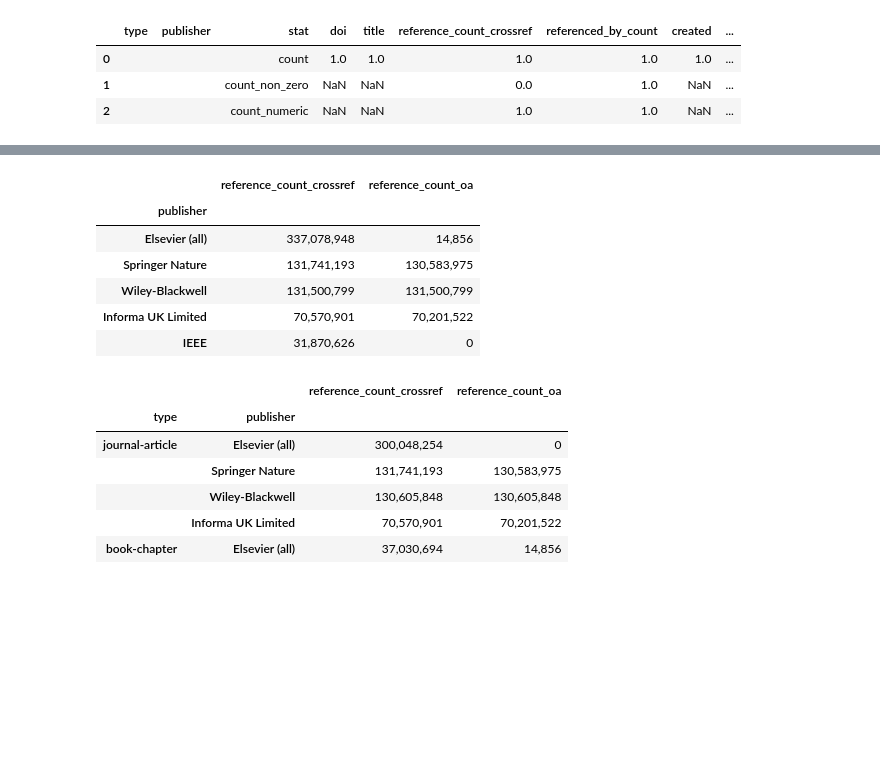
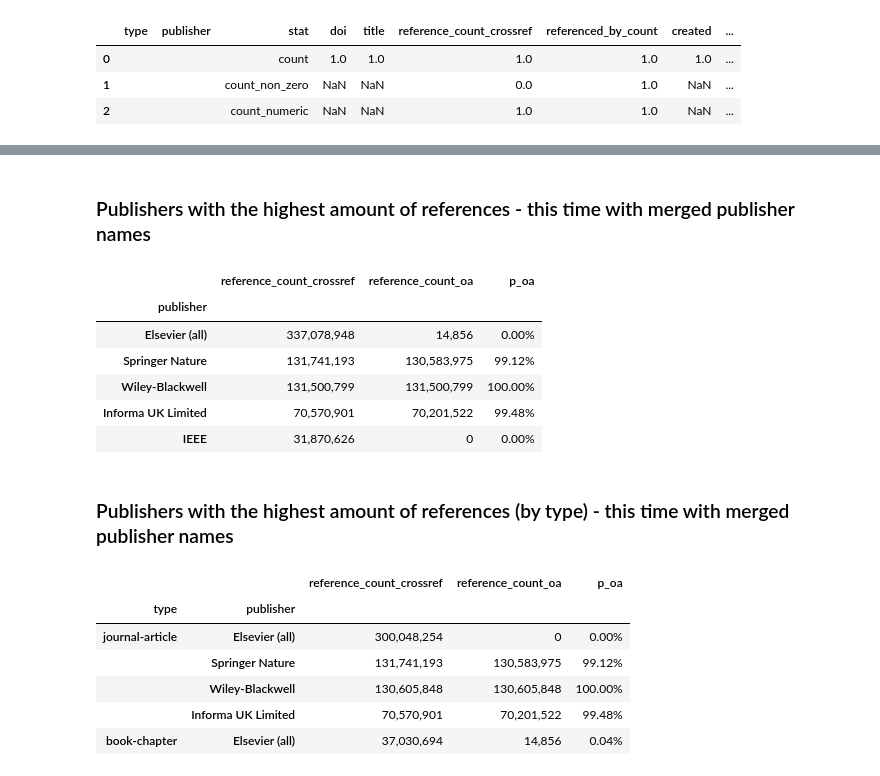
Before and after one commit to elifesciences/datacapsule-crossref, a Jupyter notebook: notebooks/citation-stats.ipynb, the cells around one changed output, grey strips where cells are left out. Cells and saved outputs as stored; diff of their text form; code cells hidden in the pictures; blank space fills up the shorter version.

```diff
--- a/notebooks/citation-stats.ipynb
+++ b/notebooks/citation-stats.ipynb
@@ -73,6 +73,21 @@ df_summary['reference_count']['count']
 # %%
 DEFAULT_NUMBER_FORMAT = '{:,.0f}'
+DEFAULT_PERCENTAGE_FORMAT = '{:,.2f}%'
 format_count = lambda c, number_format=DEFAULT_NUMBER_FORMAT: number_format.format(c)
+format_percentage = lambda c, number_format=DEFAULT_PERCENTAGE_FORMAT: number_format.format(c)
+
+def apply_columns(df, columns, f):
+    for c in columns:
+        df[c] = df[c].apply(f)
+    return df
+
+def format_columns(df):
+    for c in df.columns:
+        if str(c).startswith('p_'):
+            df[c] = df[c].apply(format_percentage)
+        else:
+            df[c] = df[c].apply(format_count)
+    return df
 
 def show_counts(counts, title='', number_format=DEFAULT_NUMBER_FORMAT, **kwargs):
     if isinstance(counts, list):
@@ -500,30 +641,46 @@ df_summary_by_type_and_publisher_sums_merged_publisher = (
 # %%
-# Publishers with the highest amount of references - this time with merged publisher names
-(
+printmd('### Publishers with the highest amount of references - this time with merged publisher names')
+
+df_temp = (
     df_summary_by_type_and_publisher_sums_merged_publisher.groupby('publisher')
     .sum()[['reference_count_crossref', 'reference_count_oa']]
     .sort_values(by='reference_count_crossref', ascending=False)
-).head().applymap(format_count)
+).head()
+
+df_temp['p_oa'] = (
+    100.0 * df_temp['reference_count_oa'] / df_temp['reference_count_crossref']
+)
+
+format_columns(df_temp)
 # %% [output]
+### Publishers with the highest amount of references - this time with merged publisher names
-|  | reference_count_crossref | reference_count_oa |
-| publisher |  |  |
-| Elsevier (all) | 337,078,948 | 14,856 |
-| Springer Nature | 131,741,193 | 130,583,975 |
-| Wiley-Blackwell | 131,500,799 | 131,500,799 |
-| Informa UK Limited | 70,570,901 | 70,201,522 |
-| IEEE | 31,870,626 | 0 |
+|  | reference_count_crossref | reference_count_oa | p_oa |
+| publisher |  |  |  |
+| Elsevier (all) | 337,078,948 | 14,856 | 0.00% |
+| Springer Nature | 131,741,193 | 130,583,975 | 99.12% |
+| Wiley-Blackwell | 131,500,799 | 131,500,799 | 100.00% |
+| Informa UK Limited | 70,570,901 | 70,201,522 | 99.48% |
+| IEEE | 31,870,626 | 0 | 0.00% |
 # %%
-# Publishers with the highest amount of references (by type) - this time with merged publisher names
-(
+printmd('### Publishers with the highest amount of references (by type) - this time with merged publisher names')
+
+df_temp = (
     df_summary_by_type_and_publisher_sums_merged_publisher.groupby(['type', 'publisher'])
     .sum()[['reference_count_crossref', 'reference_count_oa']]
     .sort_values(by='reference_count_crossref', ascending=False)
-).head().applymap(format_count)
+).head()
+
+df_temp['p_oa'] = (
+    100.0 * df_temp['reference_count_oa'] / df_temp['reference_count_crossref']
+)
+
+format_columns(df_temp)
 # %% [output]
+### Publishers with the highest amount of references (by type) - this time with merged publisher names
-|  |  | reference_count_crossref | reference_count_oa |
-| type | publisher |  |  |
-| journal-article | Elsevier (all) | 300,048,254 | 0 |
-|  | Springer Nature | 131,741,193 | 130,583,975 |
-|  | Wiley-Blackwell | 130,605,848 | 130,605,848 |
-|  | Informa UK Limited | 70,570,901 | 70,201,522 |
-| book-chapter | Elsevier (all) | 37,030,694 | 14,856 |
+|  |  | reference_count_crossref | reference_count_oa | p_oa |
+| type | publisher |  |  |  |
+| journal-article | Elsevier (all) | 300,048,254 | 0 | 0.00% |
+|  | Springer Nature | 131,741,193 | 130,583,975 | 99.12% |
+|  | Wiley-Blackwell | 130,605,848 | 130,605,848 | 100.00% |
+|  | Informa UK Limited | 70,570,901 | 70,201,522 | 99.48% |
+| book-chapter | Elsevier (all) | 37,030,694 | 14,856 | 0.04% |
```
Also changed, not shown: parts of 25 cells of this notebook.
